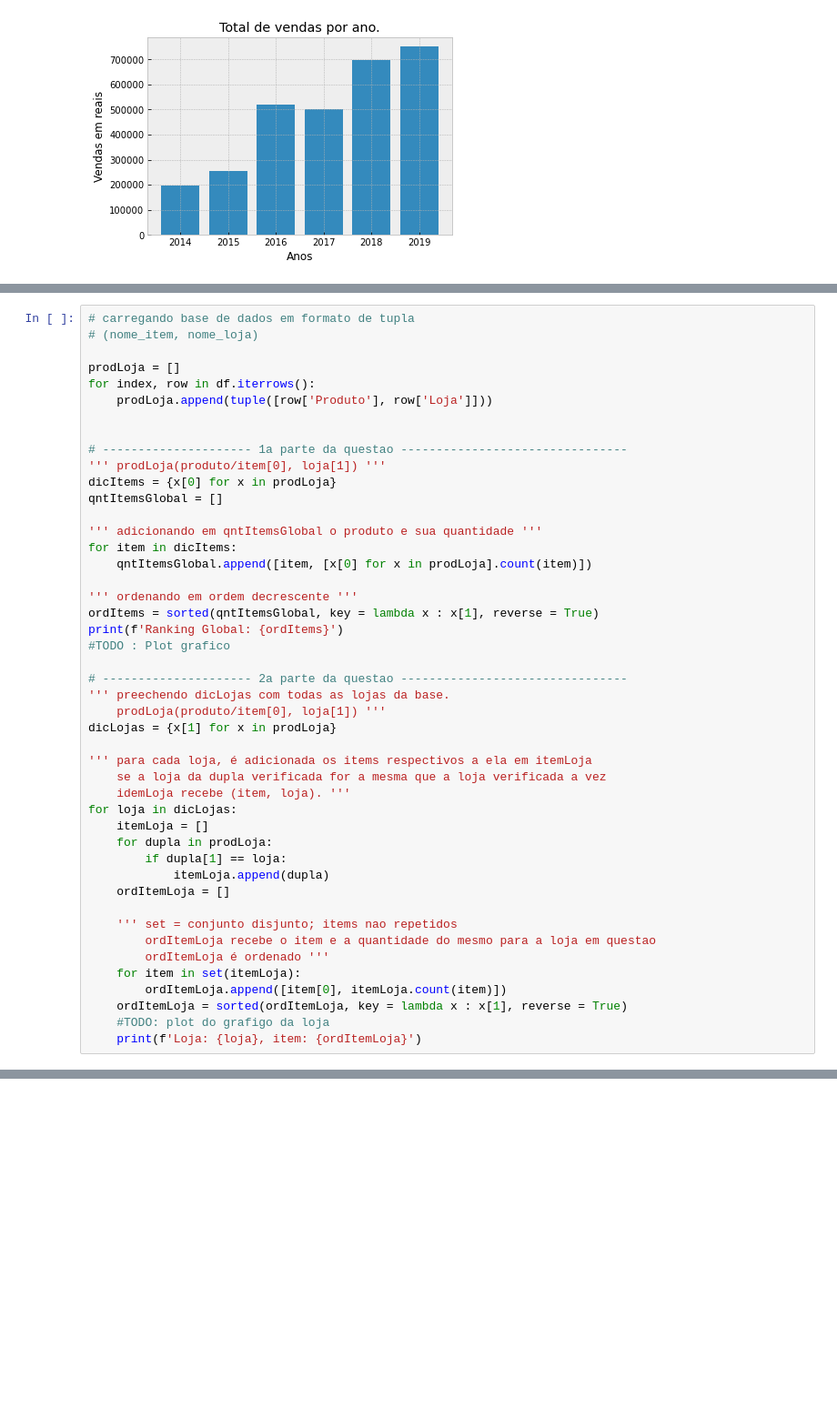
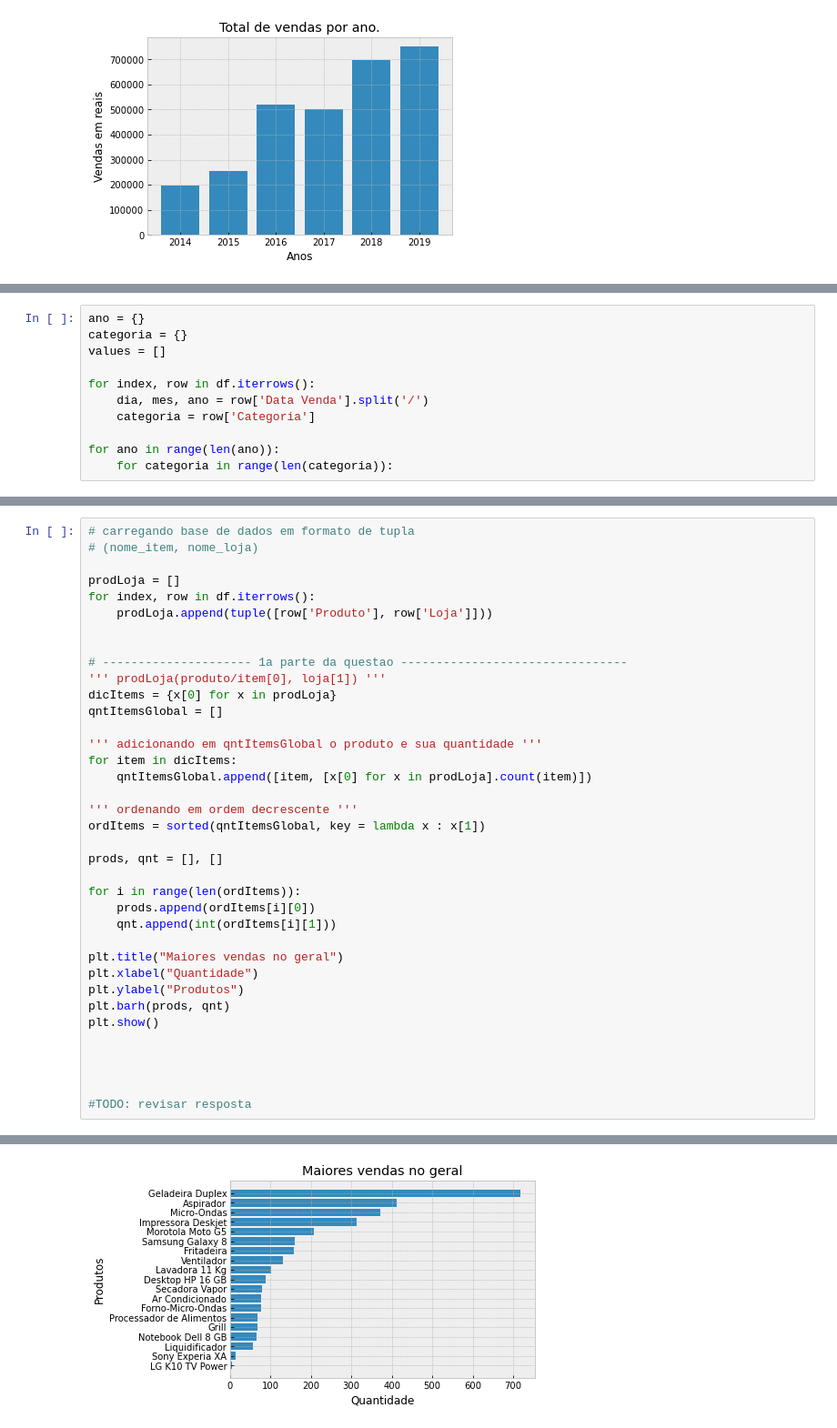
Before and after one commit to S-Nathalia/FCD, a Jupyter notebook: Projeto FCD.ipynb, the cells around one changed output, grey strips where cells are left out. Shown: that part at 91% size. Drawn from its saved outputs; the diff is of its cells as text; blank space fills up the shorter version.

```diff
--- a/Projeto FCD.ipynb
+++ b/Projeto FCD.ipynb
@@ -26,0 +51,11 @@ plt.show()
+# %%
+ano = {}
+categoria = {}
+values = []
+
+for index, row in df.iterrows():
+    dia, mes, ano = row['Data Venda'].split('/')
+    categoria = row['Categoria']
+
+for ano in range(len(ano)):
+    for categoria in range(len(categoria)):
@@ -45,31 +91,22 @@ for item in dicItems:
     qntItemsGlobal.append([item, [x[0] for x in prodLoja].count(item)])
 
 ''' ordenando em ordem decrescente '''
-ordItems = sorted(qntItemsGlobal, key = lambda x : x[1], reverse = True)
-print(f'Ranking Global: {ordItems}')
-#TODO : Plot grafico
+ordItems = sorted(qntItemsGlobal, key = lambda x : x[1])
 
-# --------------------- 2a parte da questao --------------------------------
-''' preechendo dicLojas com todas as lojas da base.
-    prodLoja(produto/item[0], loja[1]) '''
-dicLojas = {x[1] for x in prodLoja}
+prods, qnt = [], []
 
-''' para cada loja, é adicionada os items respectivos a ela em itemLoja
-    se a loja da dupla verificada for a mesma que a loja verificada a vez
-    idemLoja recebe (item, loja). '''
-for loja in dicLojas:
-    itemLoja = []
-    for dupla in prodLoja:
-        if dupla[1] == loja:
-            itemLoja.append(dupla)
-    ordItemLoja = []
+for i in range(len(ordItems)):
+    prods.append(ordItems[i][0])
+    qnt.append(int(ordItems[i][1]))
 
-    ''' set = conjunto disjunto; items nao repetidos
-        ordItemLoja recebe o item e a quantidade do mesmo para a loja em questao
-        ordItemLoja é ordenado '''
-    for item in set(itemLoja):
-        ordItemLoja.append([item[0], itemLoja.count(item)])
-    ordItemLoja = sorted(ordItemLoja, key = lambda x : x[1], reverse = True)
-    #TODO: plot do grafigo da loja
-    print(f'Loja: {loja}, item: {ordItemLoja}')
+plt.title("Maiores vendas no geral")
+plt.xlabel("Quantidade")
+plt.ylabel("Produtos")
+plt.barh(prods, qnt)
+plt.show()
+
+
+
+
+#TODO: revisar resposta
 # %% [output]
@@ -83,0 +113 @@ Loja: AL1312, item: [['Geladeira Duplex', 76], ['Morotola Moto G5', 45], ['Impre
+[figure, added]
```
Also changed, not shown: parts of 26 cells of this notebook.
